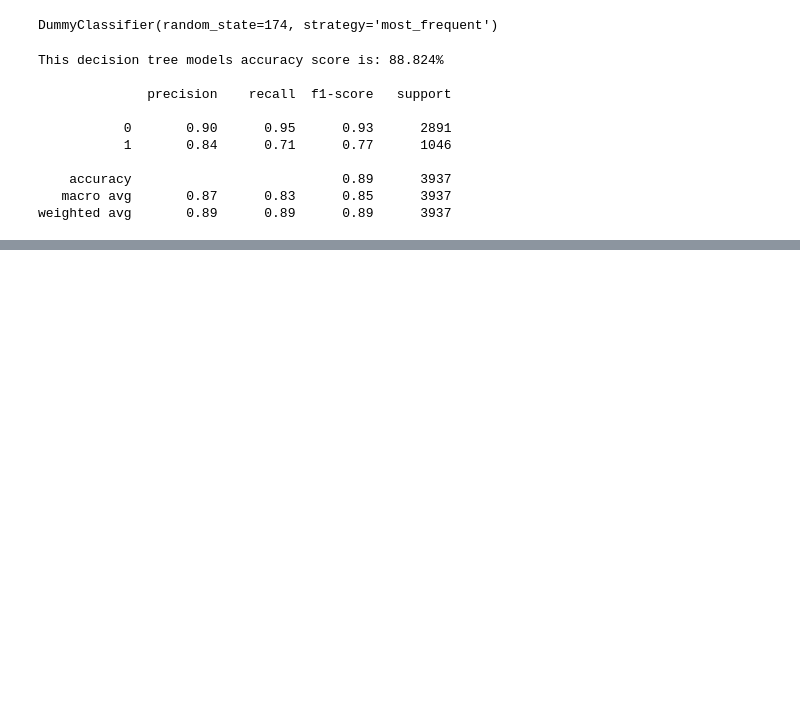
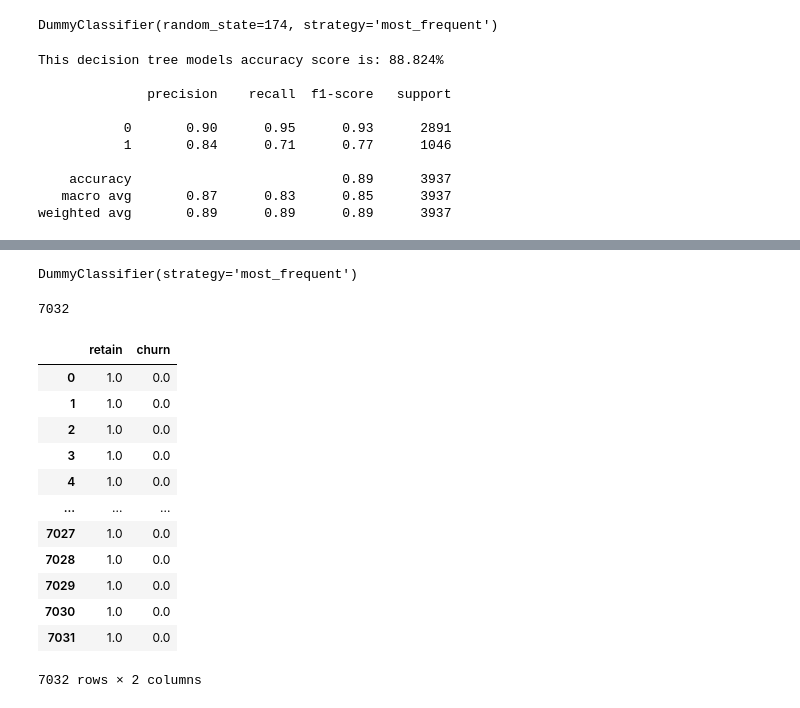
Before and after one commit to JaredVahle/telco_classification_project, a Jupyter notebook: Telco_churn_work_notebook.ipynb, the cells around one changed output, grey strips where cells are left out. Saved outputs shown, nothing was run; the diff lists cells and outputs as text; code cells hidden in the pictures; blank space fills up the shorter version.

```diff
--- a/Telco_churn_work_notebook.ipynb
+++ b/Telco_churn_work_notebook.ipynb
@@ -611,0 +686,4 @@ NameError: name 'get_telco_data' is not defined
+# %%
+y_df = df.churn
+# %%
+X_df = df.drop(columns=['churn'])
@@ -611,0 +721,4 @@ NameError: name 'get_telco_data' is not defined
+# %%
+model.fit(X_df,y_df)
+# %% [output]
+DummyClassifier(strategy='most_frequent')
@@ -611,0 +727,22 @@ NameError: name 'get_telco_data' is not defined
+# %%
+len(final_pred)
+# %% [output]
+7032
+# %%
+proba_df = pd.DataFrame(model.predict_proba(X_df),columns = ["retain","churn"])
+# %%
+proba_df
+# %% [output]
+|  | retain | churn |
+| 0 | 1.0 | 0.0 |
+| 1 | 1.0 | 0.0 |
+| 2 | 1.0 | 0.0 |
+| 3 | 1.0 | 0.0 |
+| 4 | 1.0 | 0.0 |
+| ... | ... | ... |
+| 7027 | 1.0 | 0.0 |
+| 7028 | 1.0 | 0.0 |
+| 7029 | 1.0 | 0.0 |
+| 7030 | 1.0 | 0.0 |
+| 7031 | 1.0 | 0.0 |
+7032 rows × 2 columns
```
Also changed, not shown: parts of 32 cells of this notebook, 2 other files.
